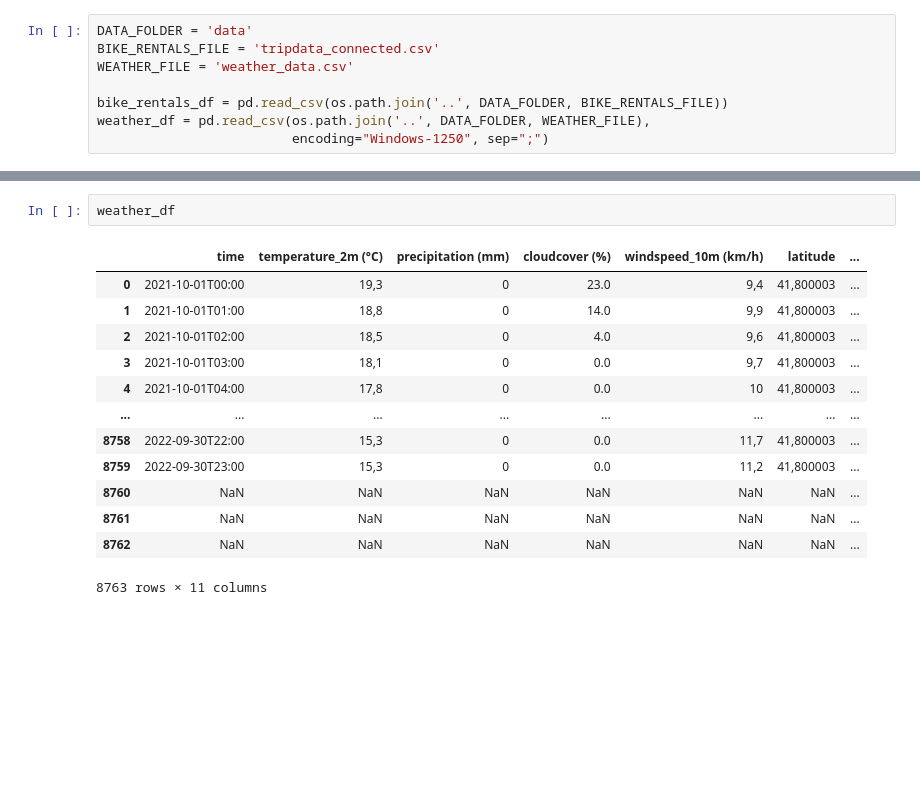
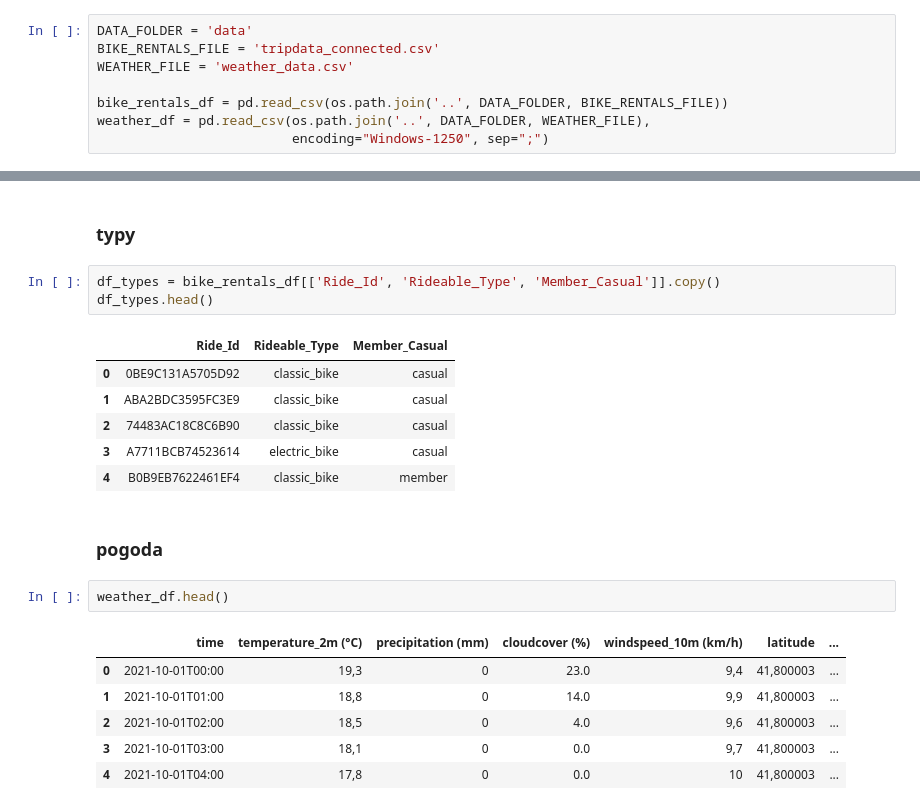
Before and after one commit to DamianZawolski/BIProject, a Jupyter notebook: notebooks/etl.ipynb, the cells around one changed output, grey strips where cells are left out. Drawn from its saved outputs; the diff is of its cells as text; blank space fills up the shorter version.

```diff
--- a/notebooks/etl.ipynb
+++ b/notebooks/etl.ipynb
@@ -35,16 +63,23 @@ weather_df
+# %% [markdown]
+### **typy**
+# %%
+df_types = bike_rentals_df[['Ride_Id', 'Rideable_Type', 'Member_Casual']].copy()
+df_types.head()
+# %% [output]
+|  | Ride_Id | Rideable_Type | Member_Casual |
+| 0 | 0BE9C131A5705D92 | classic_bike | casual |
+| 1 | ABA2BDC3595FC3E9 | classic_bike | casual |
+| 2 | 74483AC18C8C6B90 | classic_bike | casual |
+| 3 | A7711BCB74523614 | electric_bike | casual |
+| 4 | B0B9EB7622461EF4 | classic_bike | member |
+# %% [markdown]
+### **pogoda**
 # %%
-weather_df
+weather_df.head()
 # %% [output]
 |  | time | temperature_2m (°C) | precipitation (mm) | cloudcover (%) | windspeed_10m (km/h) | latitude | ... |
 | 0 | 2021-10-01T00:00 | 19,3 | 0 | 23.0 | 9,4 | 41,800003 | ... |
 | 1 | 2021-10-01T01:00 | 18,8 | 0 | 14.0 | 9,9 | 41,800003 | ... |
 | 2 | 2021-10-01T02:00 | 18,5 | 0 | 4.0 | 9,6 | 41,800003 | ... |
 | 3 | 2021-10-01T03:00 | 18,1 | 0 | 0.0 | 9,7 | 41,800003 | ... |
 | 4 | 2021-10-01T04:00 | 17,8 | 0 | 0.0 | 10 | 41,800003 | ... |
-| ... | ... | ... | ... | ... | ... | ... | ... |
-| 8758 | 2022-09-30T22:00 | 15,3 | 0 | 0.0 | 11,7 | 41,800003 | ... |
-| 8759 | 2022-09-30T23:00 | 15,3 | 0 | 0.0 | 11,2 | 41,800003 | ... |
-| 8760 | NaN | NaN | NaN | NaN | NaN | NaN | ... |
-| 8761 | NaN | NaN | NaN | NaN | NaN | NaN | ... |
-| 8762 | NaN | NaN | NaN | NaN | NaN | NaN | ... |
-8763 rows × 11 columns
```
Also changed, not shown: parts of 24 cells of this notebook, 1 other file.
